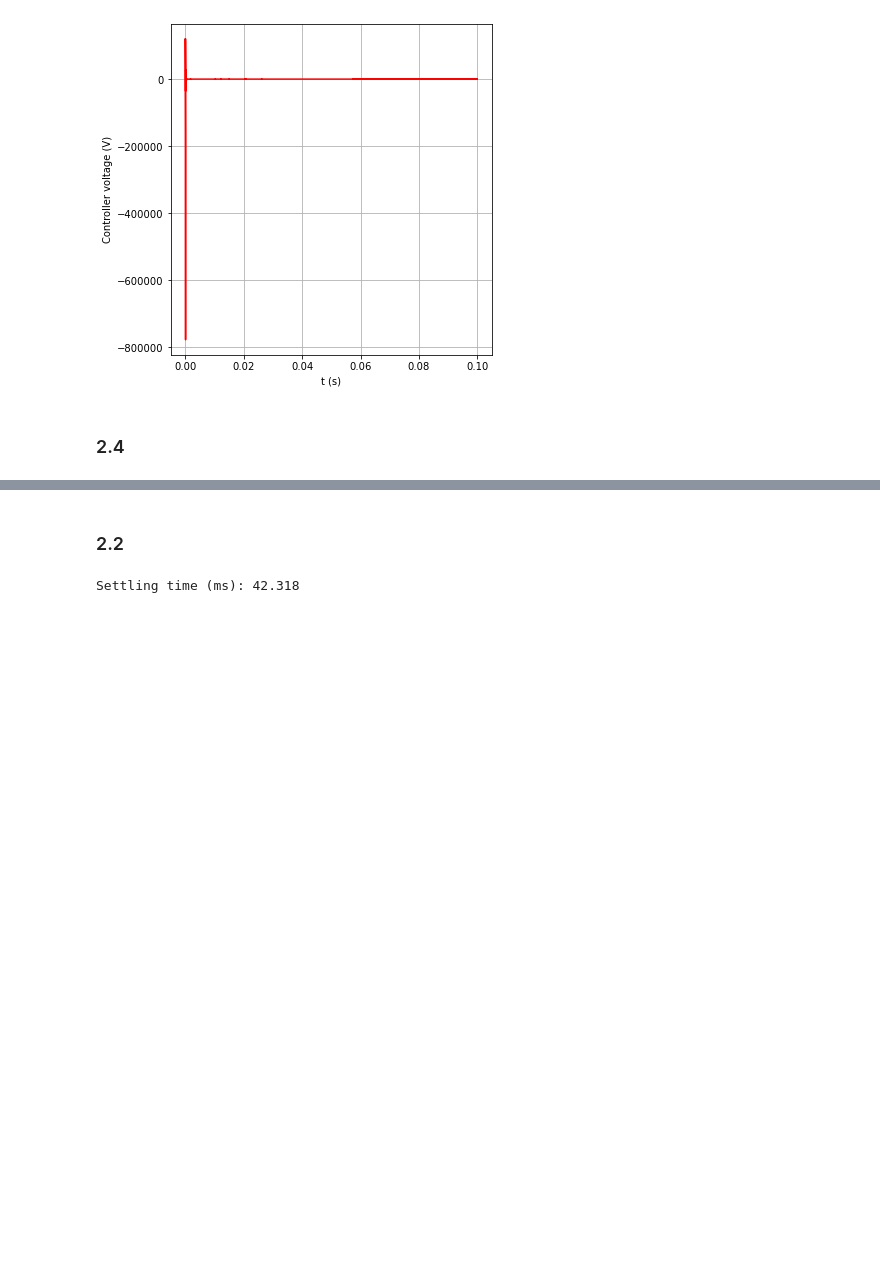
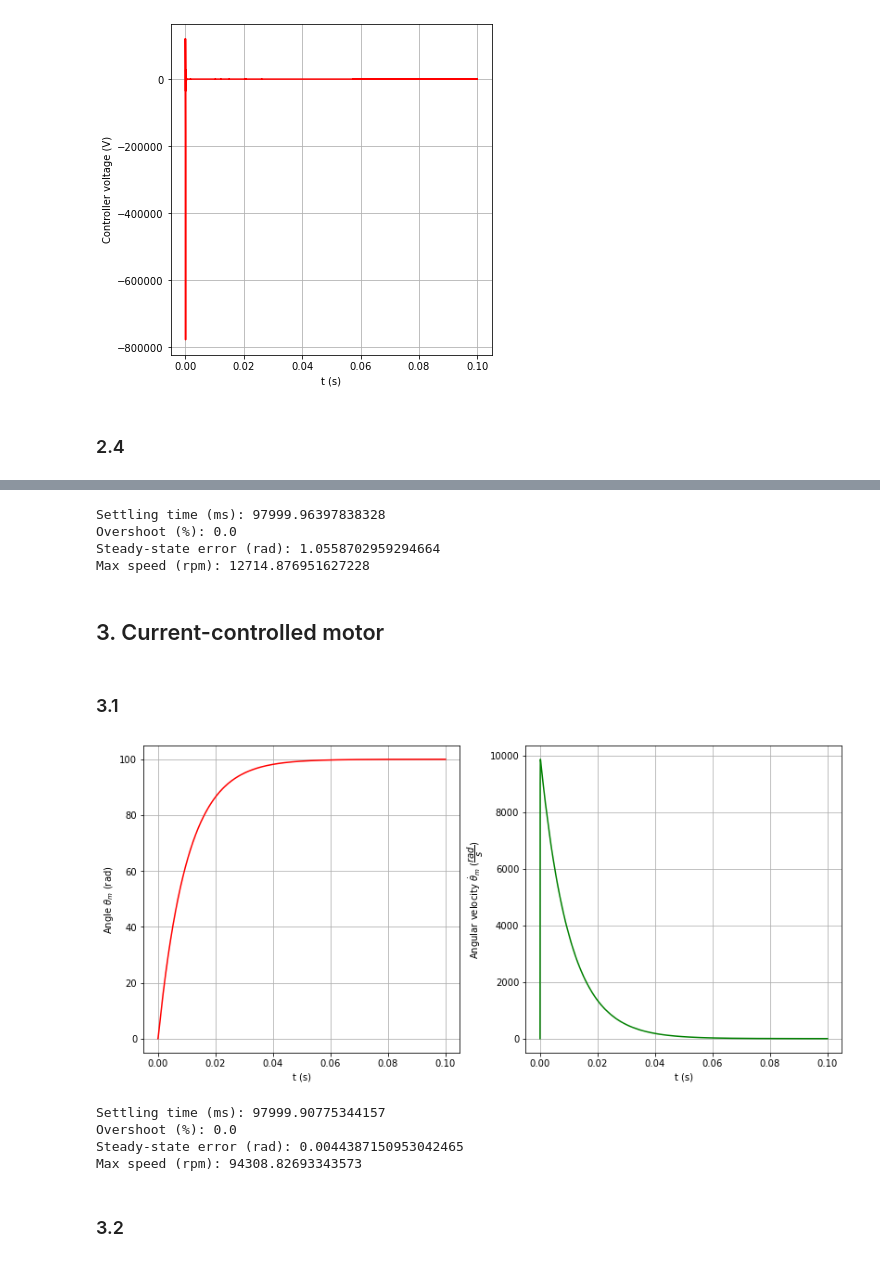
Before and after one commit to deemp/Innopolis, a Jupyter notebook: Lab3/main.ipynb, the cells around one changed output, grey strips where cells are left out. Cells and saved outputs as stored; diff of their text form; code cells hidden in the pictures; blank space fills up the shorter version.

```diff
--- a/Lab3/main.ipynb
+++ b/Lab3/main.ipynb
@@ -353,0 +356,16 @@ plot_sol(
+# %%
+print(f"Settling time (ms): {t_settling / milli}")
+print(f"Overshoot (%): {overshoot}")
+print(f"Steady-state error (rad): {ss_error}")
+print(f"Max speed (rpm): {max_speed / rps}")
+# %% [output]
+Settling time (ms): 97999.96397838328
+Overshoot (%): 0.0
+Steady-state error (rad): 1.0558702959294664
+Max speed (rpm): 12714.876951627228
+# %% [markdown]
+## 3. Current-controlled motor
+# %% [markdown]
+### 3.1
+# %%
+x0 = np.array([0,0])
@@ -353,0 +418,25 @@ plot_sol(
+# %%
+sol = solve_list([[solve_motor_current_control,{"t_eval": t1}]])[0]
+# %%
+plot_sol(
+    [
+        {
+            "xlabel": "t (s)",
+            "ylabel": "Angle $\\theta_m$ (rad)",
+            "x": sol.t,
+            "graphs": [
+                {"y": sol.y[0], "color": "r"},
+            ],
+        },
+        {
+            "xlabel": "t (s)",
+            "ylabel": "Angular velocity $\\dot \\theta_m$ ($\\dfrac{rad}{s}$)",
+            "x": sol.t,
+            "graphs": [
+                {"y": sol.y[1], "color": "g"},
+            ],
+        },
+    ]
+)
+# %% [output]
+[figure, added]
@@ -354,2 +445,12 @@ plot_sol(
+# %%
+print(f"Settling time (ms): {t_settling / milli}")
+print(f"Overshoot (%): {overshoot}")
+print(f"Steady-state error (rad): {ss_error}")
+print(f"Max speed (rpm): {max_speed / rps}")
+# %% [output]
+Settling time (ms): 97999.90775344157
+Overshoot (%): 0.0
+Steady-state error (rad): 0.0044387150953042465
+Max speed (rpm): 94308.82693343573
 # %% [markdown]
-### 2.2
+### 3.2
@@ -361,4 +456,0 @@ t_settling = sol.t[np.abs(theta - theta_d) >= err_bound][-1]
-# %%
-print(f"Settling time (ms): {t_settling / milli}")
-# %% [output]
-Settling time (ms): 42.318
```
Also changed, not shown: parts of 36 cells of this notebook.
